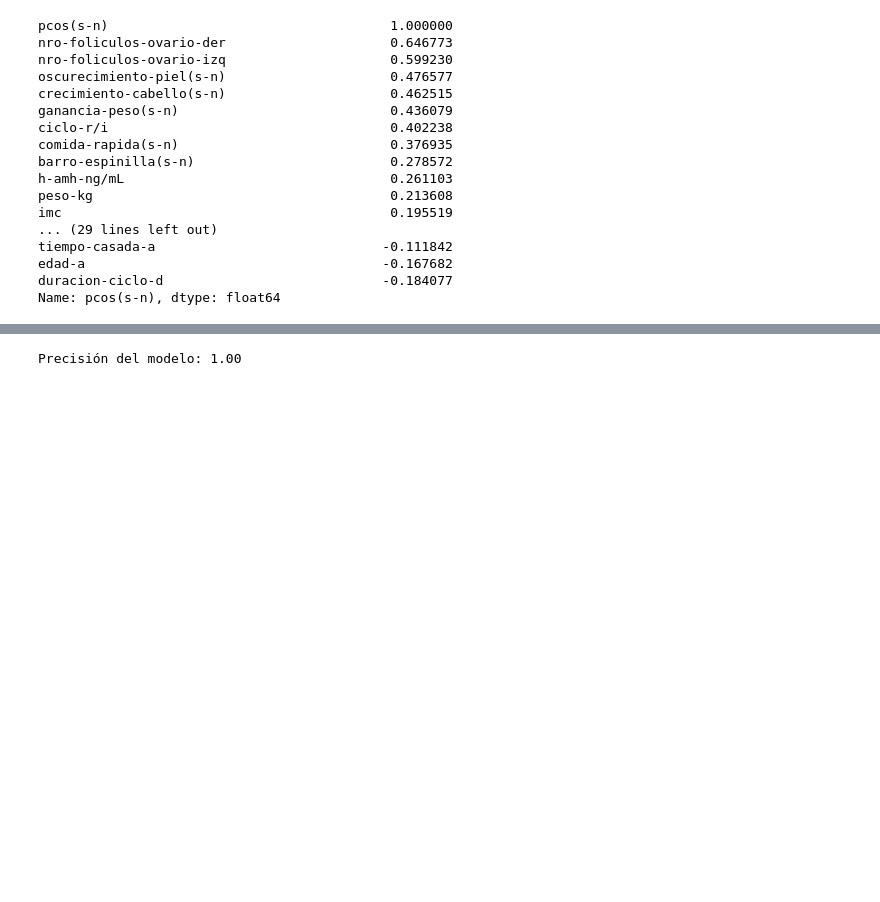
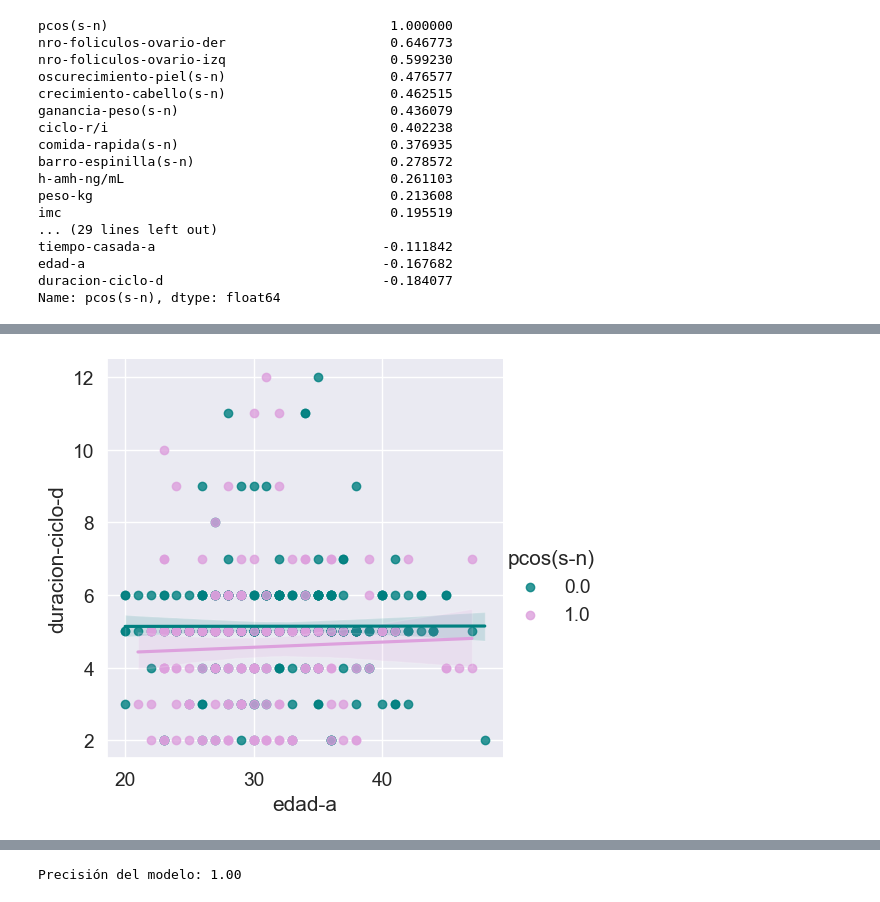
Before and after one commit to armandoordonez/eda_couse, a Jupyter notebook: Proyecto-Final-FabianSF.ipynb, the cells around one changed output, grey strips where cells are left out. Saved outputs shown, nothing was run; the diff lists cells and outputs as text; code cells hidden in the pictures; blank space fills up the shorter version.

```diff
--- a/Proyecto-Final-FabianSF.ipynb
+++ b/Proyecto-Final-FabianSF.ipynb
@@ -573,0 +593,7 @@ sns.heatmap(corrmat,cmap="Pastel1", square=True);
+# %%
+#Duración de la fase menstrual en sindrome de ovario poliquistivo vs normal
+color = ["teal", "plum"]
+figura13 = sns.lmplot(data=df,x="edad-a",y="duracion-ciclo-d", hue="pcos(s-n)",palette=color)
+plt.show(figura13)
+# %% [output]
+[figure, added]
```
Also changed, not shown: parts of 15 cells of this notebook.
